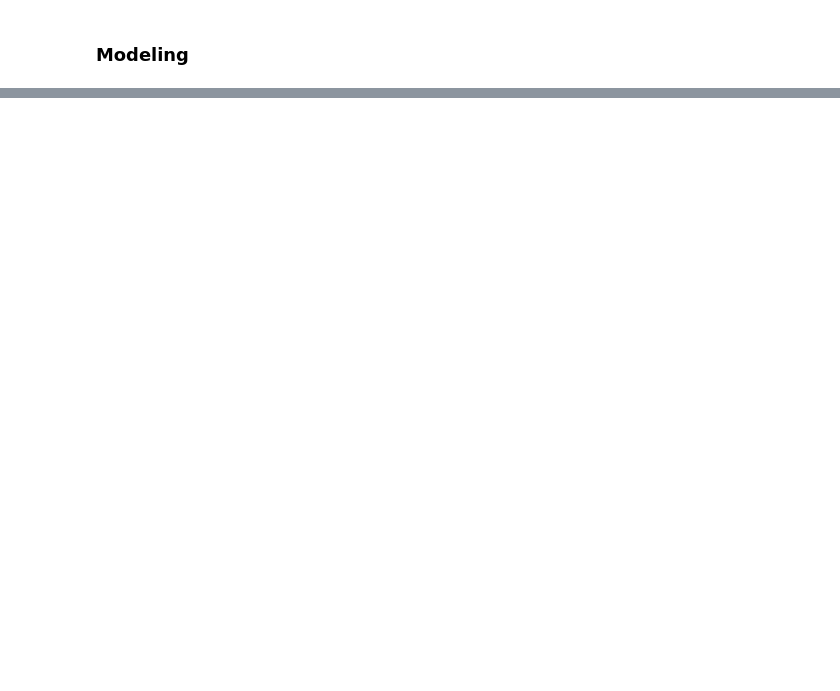
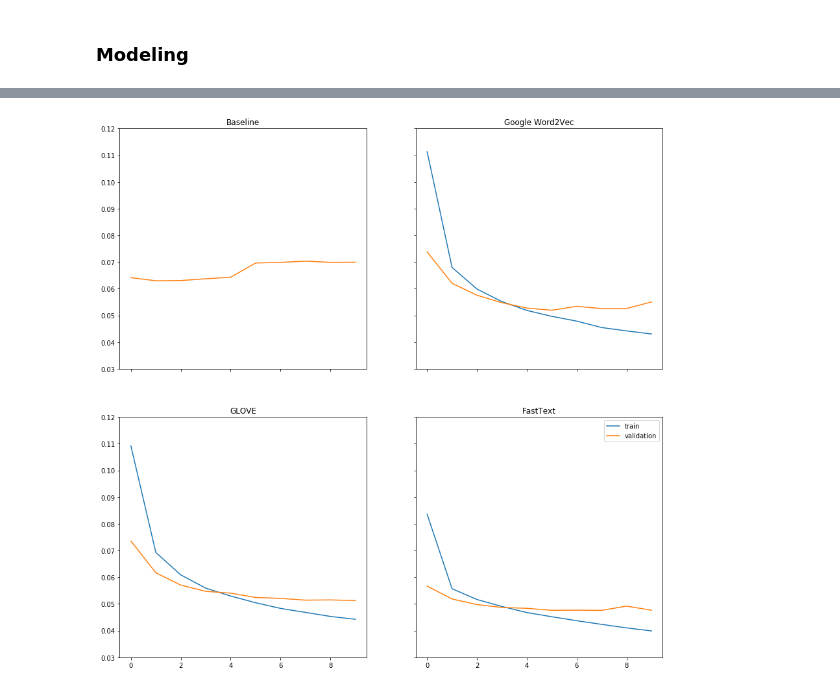
Before and after one commit to hjkim909/Toxic_Comment_Classification, a Jupyter notebook: Modeling.ipynb, the cells around one changed output, grey strips where cells are left out. Saved outputs shown, nothing was run; the diff lists cells and outputs as text; code cells hidden in the pictures; blank space fills up the shorter version.

```diff
--- a/Modeling.ipynb
+++ b/Modeling.ipynb
@@ -149,0 +384,4 @@ list_tokenized_test = tokenizer.texts_to_sequences(list_sentences_test)
+# %%
+batch_size = 128
+epochs = 10
+hist_fasttext = model.fit(X_t,y, batch_size=batch_size, epochs=epochs, validation_split=0.2)
@@ -149,0 +492,32 @@ list_tokenized_test = tokenizer.texts_to_sequences(list_sentences_test)
+# %%
+f, ((ax1, ax2), (ax3, ax4)) = plt.subplots(2, 2, sharex='col', sharey='row',figsize=(15,15))
+
+plt.title('Training Vs Validation loss for all embeddings')
+ax1.plot(hist_base.history['loss'])
+ax1.plot(hist_base.history['val_loss'])
+plt.legend(['train', 'validation'])
+ax1.set_title('Baseline')
+ax1.set_ylim(0.03, 0.12)
+
+ax2.plot(hist_google.history['loss'])
+ax2.plot(hist_google.history['val_loss'])
+plt.legend(['train', 'validation'])
+ax2.set_title('Google Word2Vec')
+ax2.set_ylim(0.03, 0.12)
+
+ax3.plot(hist_glove.history['loss'])
+ax3.plot(hist_glove.history['val_loss'])
+plt.legend(['train', 'validation'])
+ax3.set_title('GLOVE')
+ax3.set_ylim(0.03, 0.12)
+
+
+ax4.plot(hist_fasttext.history['loss'])
+ax4.plot(hist_fasttext.history['val_loss'])
+plt.legend(['train', 'validation'])
+ax4.set_title('FastText')
+ax4.set_ylim(0.03, 0.12)
+
+plt.show()
+# %% [output]
+[figure, added]
```
Also changed, not shown: parts of 36 cells of this notebook.
